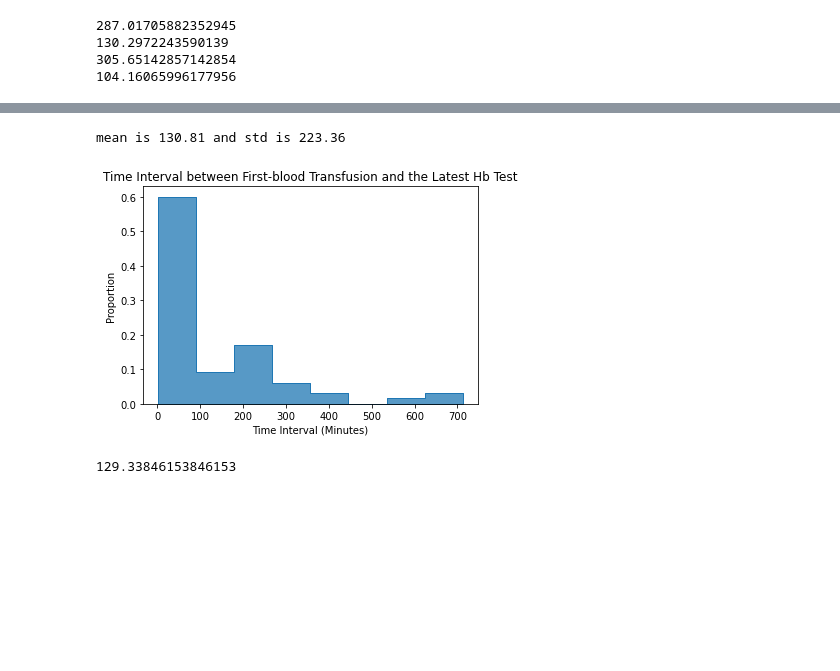
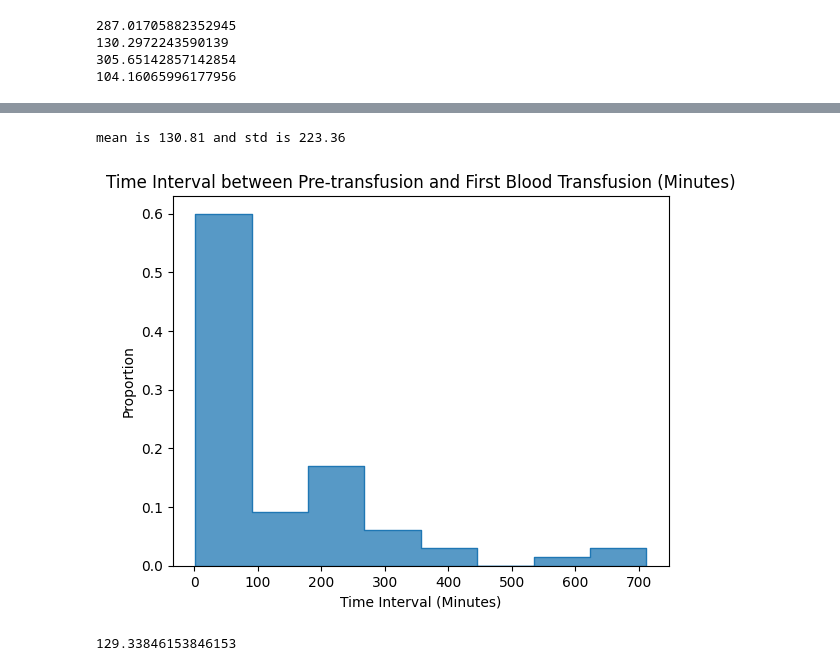
Before and after one commit to lily214754/MIMIC, a Jupyter notebook: EDA/EPIC EDA debug_changed.ipynb, the cells around one changed output, grey strips where cells are left out. Drawn from its saved outputs; the diff is of its cells as text; code cells hidden in the pictures; blank space fills up the shorter version.

Commit message:
save plots

```diff
--- a/EDA/EPIC EDA debug_changed.ipynb
+++ b/EDA/EPIC EDA debug_changed.ipynb
@@ -330,16 +335,17 @@ first_transfusion = first_transfusion.sort_values(by=['Gender'] ,ascending = Fal
 # %%
 ## time interval using gender
 # sns.histplot(first_transfusion,x = "time",stat="probability")
 sns.histplot(first_transfusion,x = "time",stat="probability",element="step",common_norm=False)
 print(f'mean is {round(np.mean(df_transfusions_merged.time.values),2)} and std is {round(np.std(df_transfusions_merged.time.values),2)}')
 
-plt.title('Time Interval between First-blood Transfusion and the Latest Hb Test')
+plt.title("Time Interval between Pre-transfusion and First Blood Transfusion (Minutes)")
 plt.xlabel("Time Interval (Minutes)")
 plt.ylabel('Proportion')
+plt.savefig(f'Selected plots/EPIC_histplot_PretransfusionTime.png')
 plt.show()
 # %% [output]
 mean is 130.81 and std is 223.36
-[figure, old version]
+[figure, new version]
 # %%
 np.mean(first_transfusion["time"])
 # %% [output]
```
Also changed, not shown: parts of 21 cells of this notebook, 33 other files.
